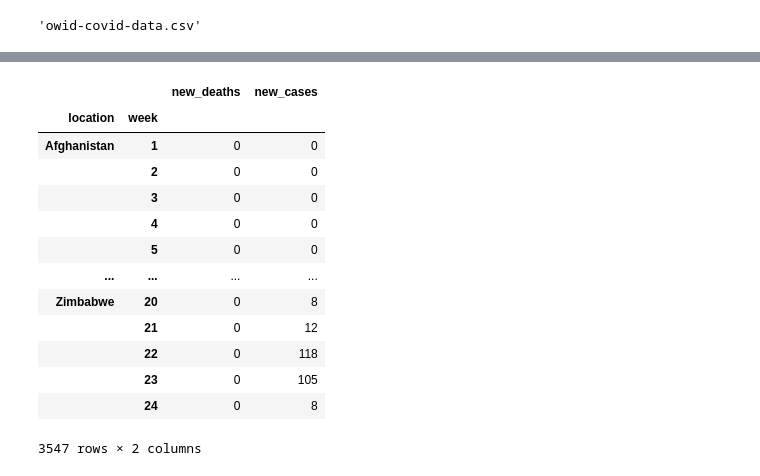
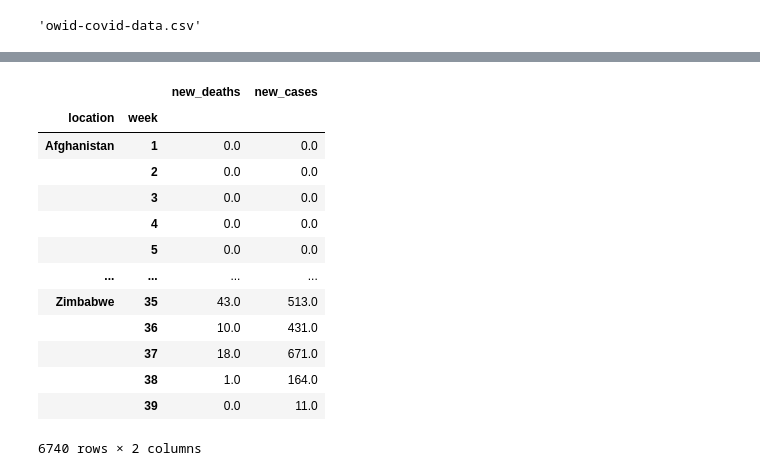
Before and after one commit to andrewcgaitskell/virus-data-voila, a Jupyter notebook: notebooks/Get/OWIDCovidDataMeasuresWget.ipynb, the cells around one changed output, grey strips where cells are left out. Drawn from its saved outputs; the diff is of its cells as text; code cells hidden in the pictures.

```diff
--- a/notebooks/Get/OWIDCovidDataMeasuresWget.ipynb
+++ b/notebooks/Get/OWIDCovidDataMeasuresWget.ipynb
@@ -37,32 +35,32 @@ os.remove(filename)
 # %%
-all_owidcoviddata['week'] = all_owidcoviddata['date'].dt.week
+all_owidcoviddata['week'] = all_owidcoviddata['date'].dt.isocalendar().week
 #all_owidcoviddata.groupby(['iso_code', 'continent', 'location']).agg({'new_deaths': ['sum']})
 owidnewdeaths = all_owidcoviddata.groupby(['location','week'])\
                     .agg({\
                         'new_deaths': 'sum',\
                         'new_cases' : 'sum'\
                          })
 #df.groupby('group').agg({'a':['sum', 'max'],
 #                         'b':'mean',
 #                         'c':'sum',
 #                         'd': lambda x: x.max() - x.min()})
 
 owidnewdeaths
 # %% [output]
 |  |  | new_deaths | new_cases |
 | location | week |  |  |
-| Afghanistan | 1 | 0 | 0 |
-|  | 2 | 0 | 0 |
-|  | 3 | 0 | 0 |
-|  | 4 | 0 | 0 |
-|  | 5 | 0 | 0 |
+| Afghanistan | 1 | 0.0 | 0.0 |
+|  | 2 | 0.0 | 0.0 |
+|  | 3 | 0.0 | 0.0 |
+|  | 4 | 0.0 | 0.0 |
+|  | 5 | 0.0 | 0.0 |
 | ... | ... | ... | ... |
-| Zimbabwe | 20 | 0 | 8 |
-|  | 21 | 0 | 12 |
-|  | 22 | 0 | 118 |
-|  | 23 | 0 | 105 |
-|  | 24 | 0 | 8 |
+| Zimbabwe | 35 | 43.0 | 513.0 |
+|  | 36 | 10.0 | 431.0 |
+|  | 37 | 18.0 | 671.0 |
+|  | 38 | 1.0 | 164.0 |
+|  | 39 | 0.0 | 11.0 |
-3547 rows × 2 columns
+6740 rows × 2 columns
 # %%
 owiddailyaverages = owidnewdeaths.rename(columns={'new_deaths' : 'weekly_new_deaths','new_cases' :'weekly_new_cases'})
 owiddailyaverages['daily_average_new_deaths'] = owiddailyaverages['weekly_new_deaths']/7
```
Also changed, not shown: parts of 8 cells of this notebook.
